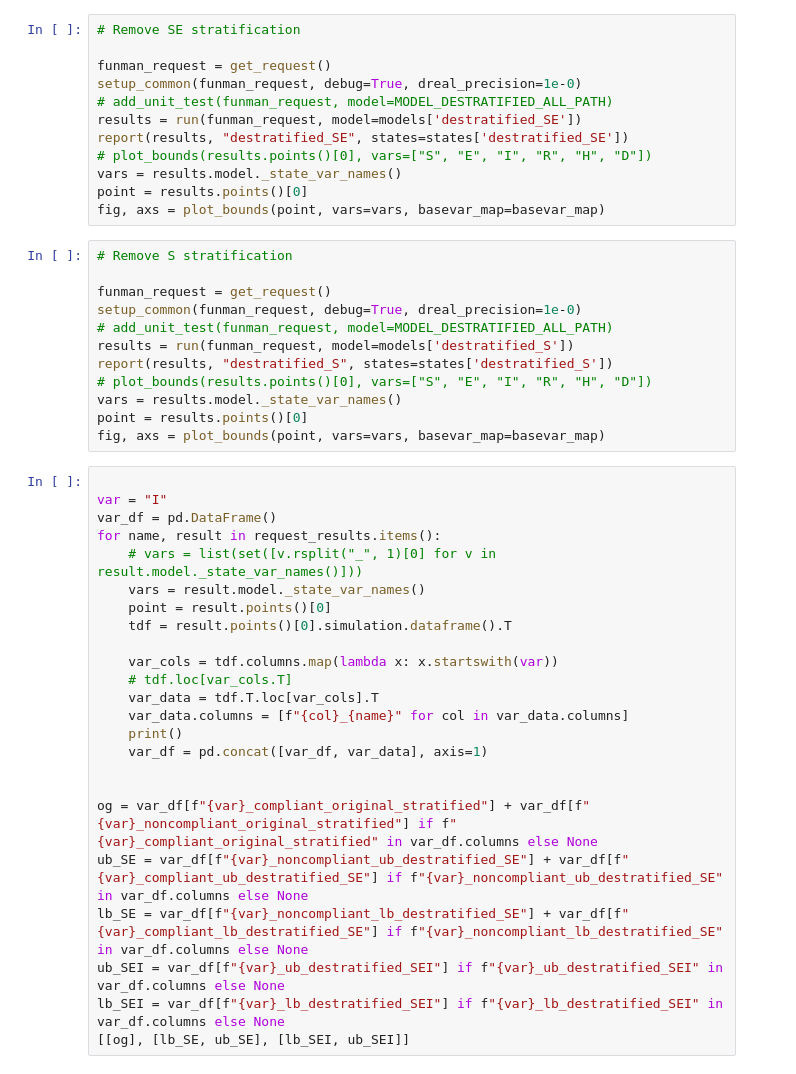
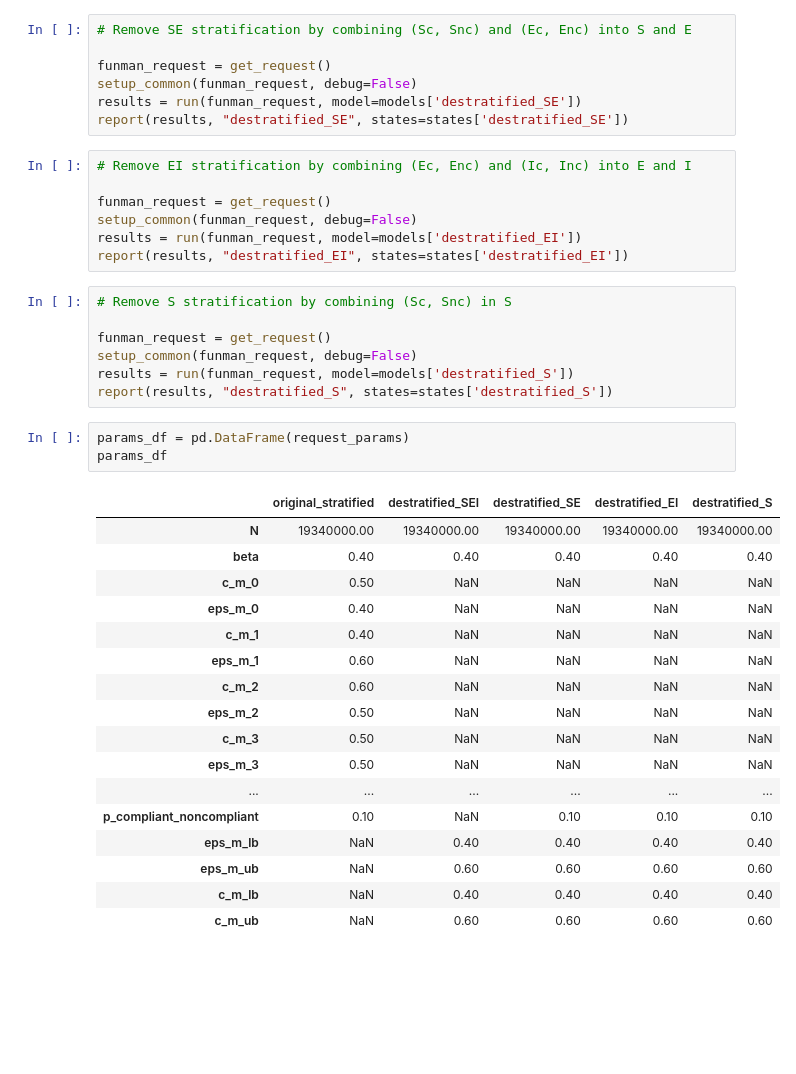
Before and after one commit to siftech/funman, a Jupyter notebook: notebooks/monthly-demos/funman_aug_2024_12mo_eval_1_q1_demo.ipynb, the cells around one changed output. Cells and saved outputs as stored; diff of their text form; blank space fills up the shorter version.

```diff
--- a/notebooks/monthly-demos/funman_aug_2024_12mo_eval_1_q1_demo.ipynb
+++ b/notebooks/monthly-demos/funman_aug_2024_12mo_eval_1_q1_demo.ipynb
@@ -314,51 +322,45 @@ fig, axs = plot_bounds(point, vars=vars, basevar_map=basevar_map)
 # %%
-# Remove SE stratification
+# Remove SE stratification by combining (Sc, Snc) and (Ec, Enc) into S and E
 
 funman_request = get_request()
-setup_common(funman_request, debug=True, dreal_precision=1e-0)
-# add_unit_test(funman_request, model=MODEL_DESTRATIFIED_ALL_PATH)
+setup_common(funman_request, debug=False)
 results = run(funman_request, model=models['destratified_SE'])
 report(results, "destratified_SE", states=states['destratified_SE'])
-# plot_bounds(results.points()[0], vars=["S", "E", "I", "R", "H", "D"])
-vars = results.model._state_var_names()
-point = results.points()[0]
-fig, axs = plot_bounds(point, vars=vars, basevar_map=basevar_map)
+# %%
+# Remove EI stratification by combining (Ec, Enc) and (Ic, Inc) into E and I
+
+funman_request = get_request()
+setup_common(funman_request, debug=False)
+results = run(funman_request, model=models['destratified_EI'])
+report(results, "destratified_EI", states=states['destratified_EI'])
 # %%
-# Remove S stratification
+# Remove S stratification by combining (Sc, Snc) in S
 
 funman_request = get_request()
-setup_common(funman_request, debug=True, dreal_precision=1e-0)
-# add_unit_test(funman_request, model=MODEL_DESTRATIFIED_ALL_PATH)
+setup_common(funman_request, debug=False)
 results = run(funman_request, model=models['destratified_S'])
 report(results, "destratified_S", states=states['destratified_S'])
-# plot_bounds(results.points()[0], vars=["S", "E", "I", "R", "H", "D"])
-vars = results.model._state_var_names()
-point = results.points()[0]
-fig, axs = plot_bounds(point, vars=vars, basevar_map=basevar_map)
-# %%
-
-var = "I"
-var_df = pd.DataFrame()
-for name, result in request_results.items():
-    # vars = list(set([v.rsplit("_", 1)[0] for v in result.model._state_var_names()]))
-    vars = result.model._state_var_names()
-    point = result.points()[0]
-    tdf = result.points()[0].simulation.dataframe().T
-
-    var_cols = tdf.columns.map(lambda x: x.startswith(var))
-    # tdf.loc[var_cols.T]
-    var_data = tdf.T.loc[var_cols].T
-    var_data.columns = [f"{col}_{name}" for col in var_data.columns]
-    print()
-    var_df = pd.concat([var_df, var_data], axis=1)
-
-
-og = var_df[f"{var}_compliant_original_stratified"] + var_df[f"{var}_noncompliant_original_stratified"] if f"{var}_compliant_original_stratified" in var_df.columns else None
-ub_SE = var_df[f"{var}_noncompliant_ub_destratified_SE"] + var_df[f"{var}_compliant_ub_destratified_SE"] if f"{var}_noncompliant_ub_destratified_SE" in var_df.columns else None
-lb_SE = var_df[f"{var}_noncompliant_lb_destratified_SE"] + var_df[f"{var}_compliant_lb_destratified_SE"] if f"{var}_noncompliant_lb_destratified_SE" in var_df.columns else None
-ub_SEI = var_df[f"{var}_ub_destratified_SEI"] if f"{var}_ub_destratified_SEI" in var_df.columns else None
-lb_SEI = var_df[f"{var}_lb_destratified_SEI"] if f"{var}_lb_destratified_SEI" in var_df.columns else None
-[[og], [lb_SE, ub_SE], [lb_SEI, ub_SEI]]
+# %%
+params_df = pd.DataFrame(request_params)
+params_df
+# %% [output]
+|  | original_stratified | destratified_SEI | destratified_SE | destratified_EI | destratified_S |
+| N | 19340000.00 | 19340000.00 | 19340000.00 | 19340000.00 | 19340000.00 |
+| beta | 0.40 | 0.40 | 0.40 | 0.40 | 0.40 |
+| c_m_0 | 0.50 | NaN | NaN | NaN | NaN |
+| eps_m_0 | 0.40 | NaN | NaN | NaN | NaN |
+| c_m_1 | 0.40 | NaN | NaN | NaN | NaN |
+| eps_m_1 | 0.60 | NaN | NaN | NaN | NaN |
+| c_m_2 | 0.60 | NaN | NaN | NaN | NaN |
+| eps_m_2 | 0.50 | NaN | NaN | NaN | NaN |
+| c_m_3 | 0.50 | NaN | NaN | NaN | NaN |
+| eps_m_3 | 0.50 | NaN | NaN | NaN | NaN |
+| ... | ... | ... | ... | ... | ... |
+| p_compliant_noncompliant | 0.10 | NaN | 0.10 | 0.10 | 0.10 |
+| eps_m_lb | NaN | 0.40 | 0.40 | 0.40 | 0.40 |
+| eps_m_ub | NaN | 0.60 | 0.60 | 0.60 | 0.60 |
+| c_m_lb | NaN | 0.40 | 0.40 | 0.40 | 0.40 |
+| c_m_ub | NaN | 0.60 | 0.60 | 0.60 | 0.60 |
 # %%
 
 
```
Also changed, not shown: parts of 7 cells of this notebook, 7 other files.
